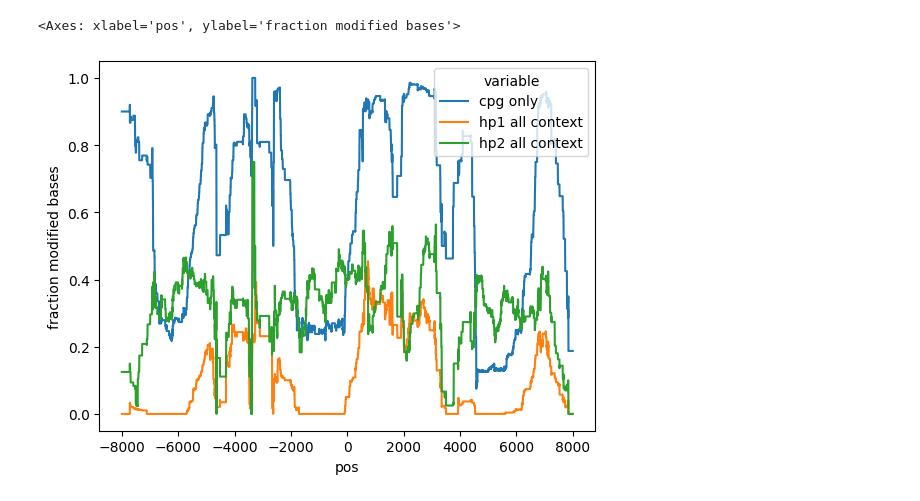
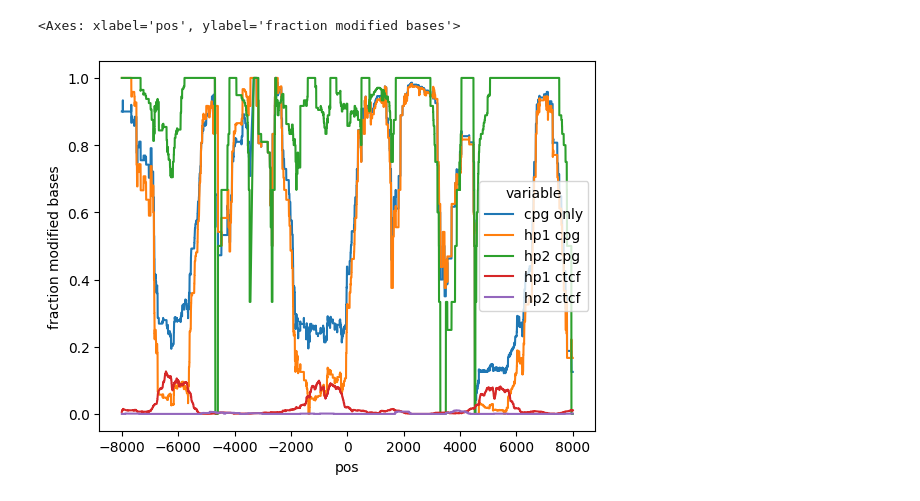
Before and after one commit to OberonDixon/methylseq-net, a Jupyter notebook: visualization/examine_inference.ipynb, the cells around one changed output. Drawn from its saved outputs; the diff is of its cells as text; code cells hidden in the pictures.

```diff
--- a/visualization/examine_inference.ipynb
+++ b/visualization/examine_inference.ipynb
@@ -8,9 +10,20 @@ import numpy as np
 ref_genome = '/clusterfs/nilah/oberon/jupyter/chm13.draft_v1.0.fasta'
 CpG_pileup = '/clusterfs/nilah/oberon/datasets/deep_ctcf/cpg_bam_whole_genome/pileup.sorted.bed.gz'
 mA_pileup = '/clusterfs/nilah/oberon/datasets/deep_ctcf/allcontext_bam_whole_genome/pileup.sorted.bed.gz'
+# %%
+with open('/clusterfs/nilah/oberon/datasets/motifs/MA0139.1_forward.pfm','r') as f:
+    forward_pfm = motifs.read(f,'pfm',strict=False)
+with open('/clusterfs/nilah/oberon/datasets/motifs/MA0139.1_reverse.pfm','r') as f:
+    reverse_pfm = motifs.read(f,'pfm')
+forward_pwm = forward_pfm.counts.normalize(pseudocounts=0.1).log_odds()
+reverse_pwm = reverse_pfm.counts.normalize(pseudocounts=0.1).log_odds()
 # %%
-pileup_hp1 = '/clusterfs/nilah/oberon/datasets/deep_ctcf/phased/chrX_hp1_processed/pileup.sorted.bed.gz'
-pileup_hp2 = '/clusterfs/nilah/oberon/datasets/deep_ctcf/phased/chrX_hp2_processed/pileup.sorted.bed.gz'
+pileup_hp1_nmp = '/clusterfs/nilah/oberon/datasets/deep_ctcf/phased/chrX_hp1_processed/pileup.sorted.bed.gz'
+pileup_hp2_nmp = '/clusterfs/nilah/oberon/datasets/deep_ctcf/phased/chrX_hp2_processed/pileup.sorted.bed.gz'
+pileup_hp1 = '/clusterfs/nilah/oberon/datasets/deep_ctcf/phased/megalodon/hp1_cpg/pileup.sorted.bed.gz'
+pileup_hp2 = '/clusterfs/nilah/oberon/datasets/deep_ctcf/phased/megalodon/hp2_cpg/pileup.sorted.bed.gz'
+pileup_hp1_allcontext = '/clusterfs/nilah/oberon/datasets/deep_ctcf/phased/megalodon/hp1_ma/pileup.sorted.bed.gz'
+pileup_hp2_allcontext = '/clusterfs/nilah/oberon/datasets/deep_ctcf/phased/megalodon/hp2_ma/pileup.sorted.bed.gz'
 # %%
 model_paths = [
     '/clusterfs/nilah/oberon/datasets/methylseq-net_deep-ctcf/models/bd417dd_2024-05-20_14-12-34_in4',
@@ -61,17 +89,17 @@ for chunk_start in range(start,end,128):
 # %%
 region = f'{chromosome}:{start}-{end}'
 plot_enrichment_profile.plot_enrichment_profile(
-    mod_file_names = [CpG_pileup,pileup_hp1,pileup_hp2],
-    regions_list = [region,region,region],
-    sample_names = ['cpg only','hp1 all context','hp2 all context'],
-    motifs = ['CG,0','CG,0','CG,0'],
+    mod_file_names = [CpG_pileup,pileup_hp1,pileup_hp2,pileup_hp1_allcontext,pileup_hp2_allcontext],#pileup_hp1_nmp,pileup_hp2_nmp],
+    regions_list = [region,region,region,region,region],#region,region],
+    sample_names = ['cpg only','hp1 cpg','hp2 cpg','hp1 ctcf','hp2 ctcf'],#'hp1 guppy','hp2 guppy'],
+    motifs = ['CG,0','CG,0','CG,0','A,0','A,0'],#'CG,0','CG,0'],
     window_size = None,
-    smooth_window = 600,
+    smooth_window = 500,
 )
 # samtools view -N qnames_list.txt -o filtered_output.bam input.bam, requires samtools 1.12 or greater
 # %% [output]
 <Axes: xlabel='pos', ylabel='fraction modified bases'>
-[figure, old version]
+[figure, new version]
 # %%
 # print(np.array(onehot_hp2).shape)
 # print(np.array(onehot_hp2).shape)
```
Also changed, not shown: parts of 5 cells of this notebook, 3 other files.
